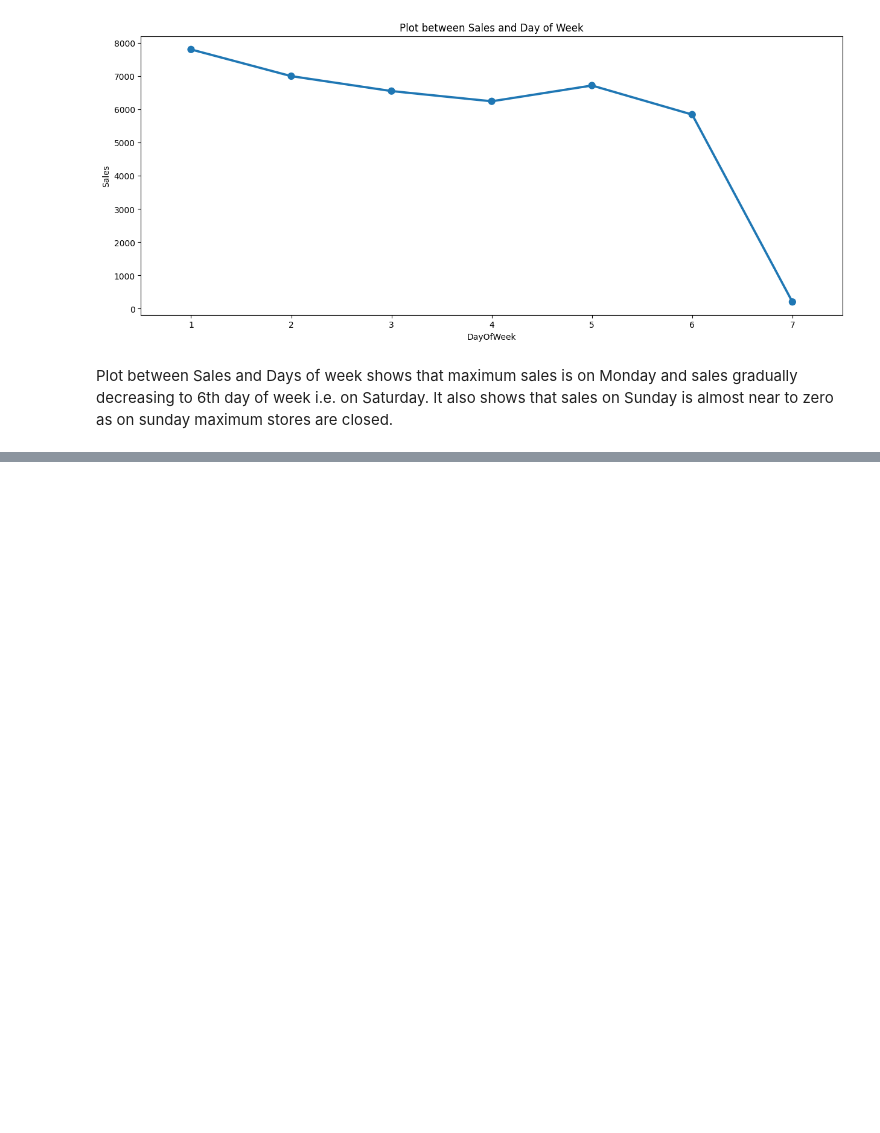
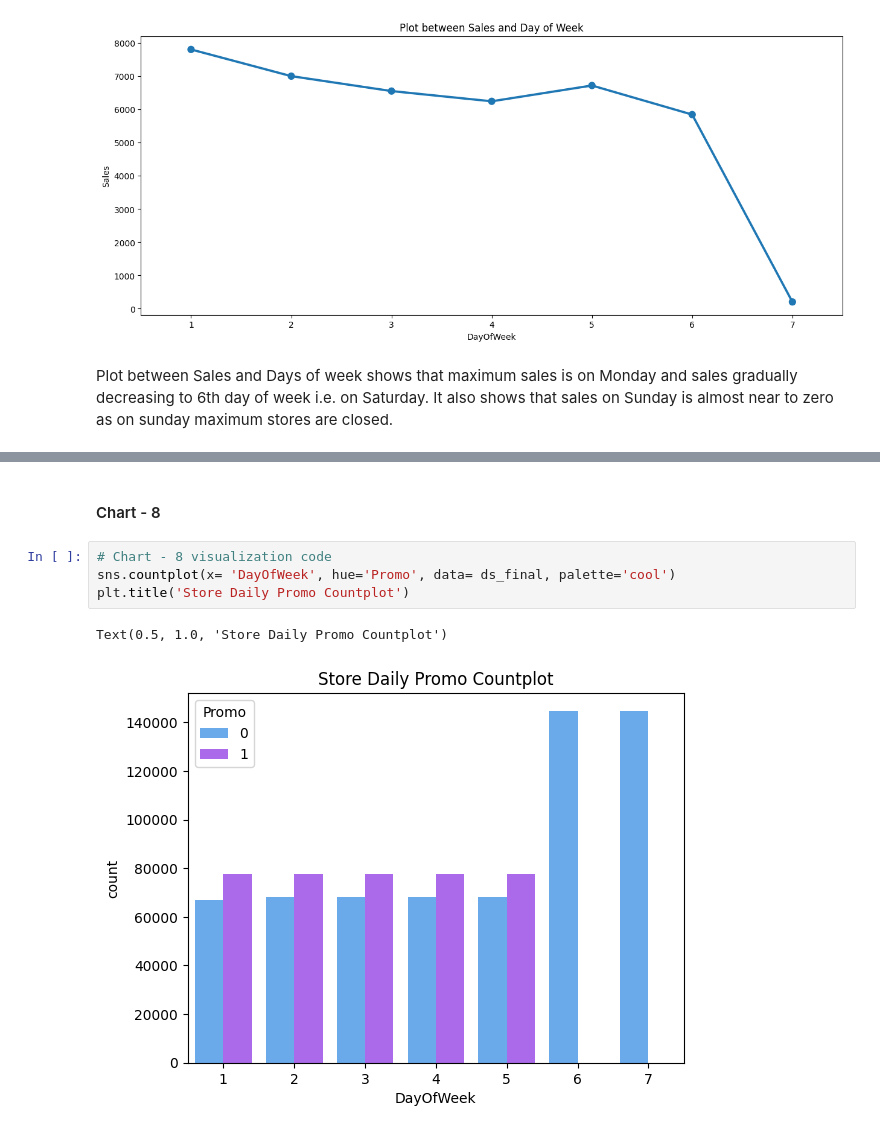
Before and after one commit to yamini1998m/-ML-Regression-ProjectTemplate.ipynb, a Jupyter notebook: ML_Regression_ProjectTemplate.ipynb, the cells around one changed output, grey strips where cells are left out. Drawn from its saved outputs; the diff is of its cells as text; blank space fills up the shorter version.

```diff
--- a/ML_Regression_ProjectTemplate.ipynb
+++ b/ML_Regression_ProjectTemplate.ipynb
@@ -491,0 +525,9 @@ Plot between Sales and Days of week shows that maximum sales is on Monday and sa
+# %% [markdown]
+#### Chart - 8
+# %%
+# Chart - 8 visualization code
+sns.countplot(x= 'DayOfWeek', hue='Promo', data= ds_final, palette='cool')
+plt.title('Store Daily Promo Countplot')
+# %% [output]
+Text(0.5, 1.0, 'Store Daily Promo Countplot')
+[figure, added]
```
Also changed, not shown: parts of 11 cells of this notebook.
